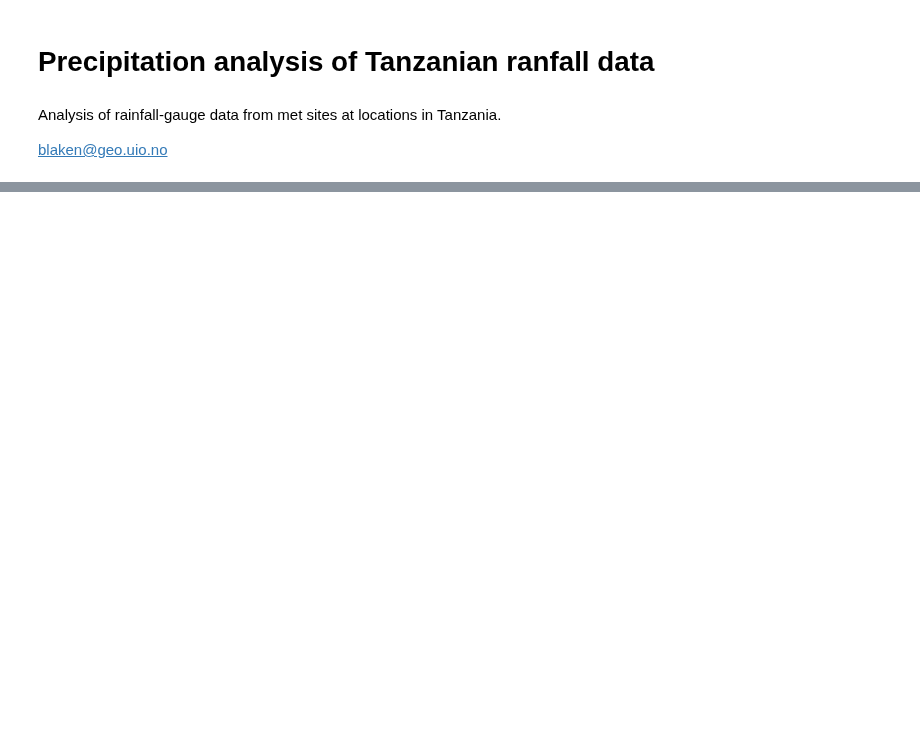
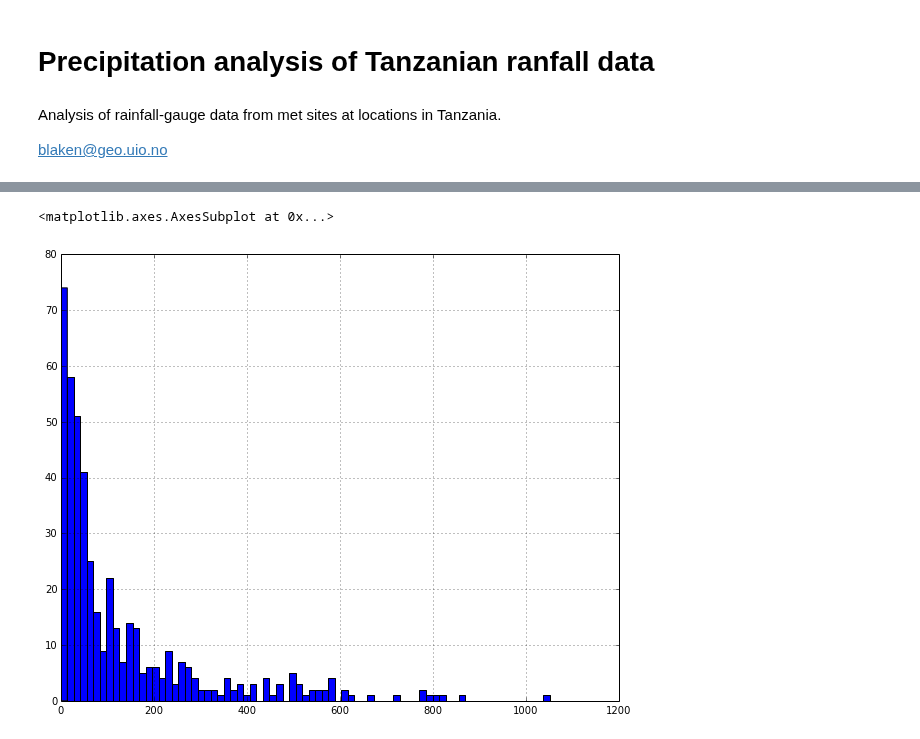
Before and after one commit to benlaken/Nbks, a Jupyter notebook: Precipitation_Tanzania.ipynb, the cells around one changed output, grey strips where cells are left out. Saved outputs shown, nothing was run; the diff lists cells and outputs as text; code cells hidden in the pictures; blank space fills up the shorter version.

```diff
--- a/Precipitation_Tanzania.ipynb
+++ b/Precipitation_Tanzania.ipynb
@@ -18,6 +16,6 @@ TypeError: expected string or buffer
 # %%
 # Read the data file as a Pandas object (formatted as CSV text file)
-tnz_dat = pd.read_csv('http://files.benlaken.com/documents/cloud_cosmic.csv')
+tnz_dat = pd.read_csv('http://files.benlaken.com/documents/Iddi_precip.csv')
 # %%
 # Set a Pandas time index for the object
 tnz_dat.index = pd.date_range('19700101', '20111231', freq='M')   # Set a pd.timeobject as an index
@@ -47,0 +95,6 @@ plt.show(my_ts)
+# %%
+tnz_dat.Pemba_Airport.hist(bins=75)
+#tnz_dat.Pemba_Airport.apply(np.log).hist(bins=500)
+# %% [output]
+<matplotlib.axes.AxesSubplot at 0x...>
+[figure, added]
```
Also changed, not shown: parts of 10 cells of this notebook.
